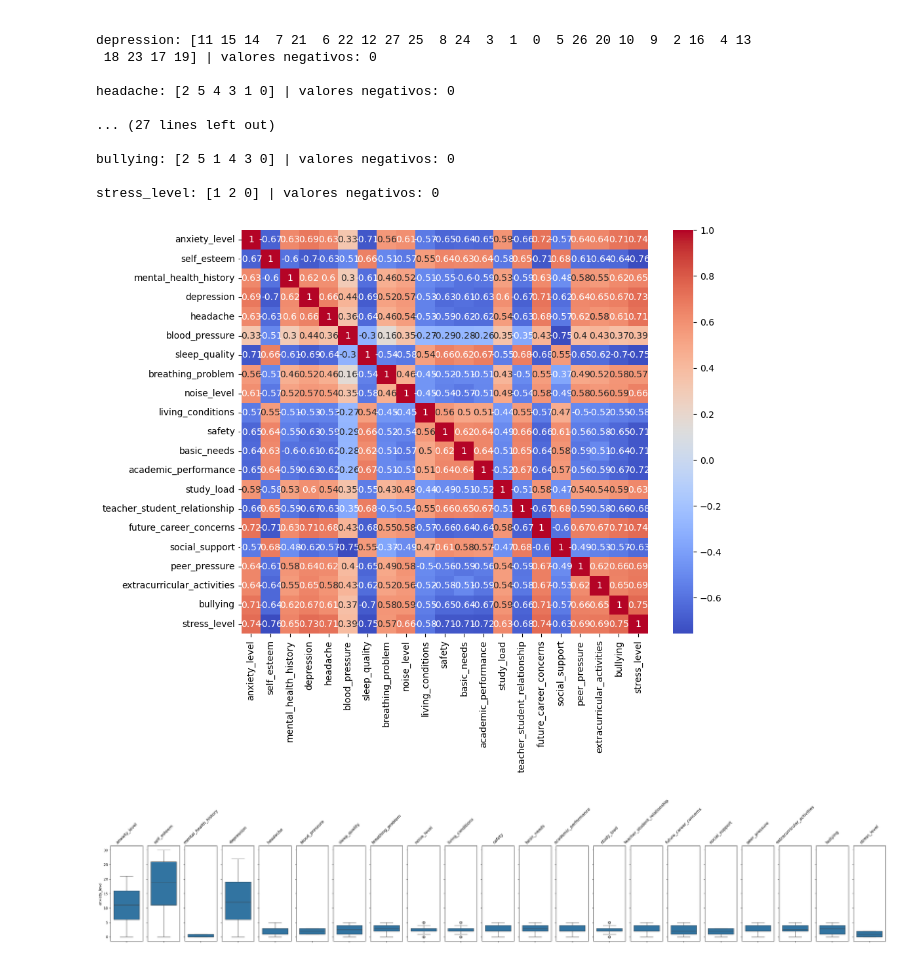
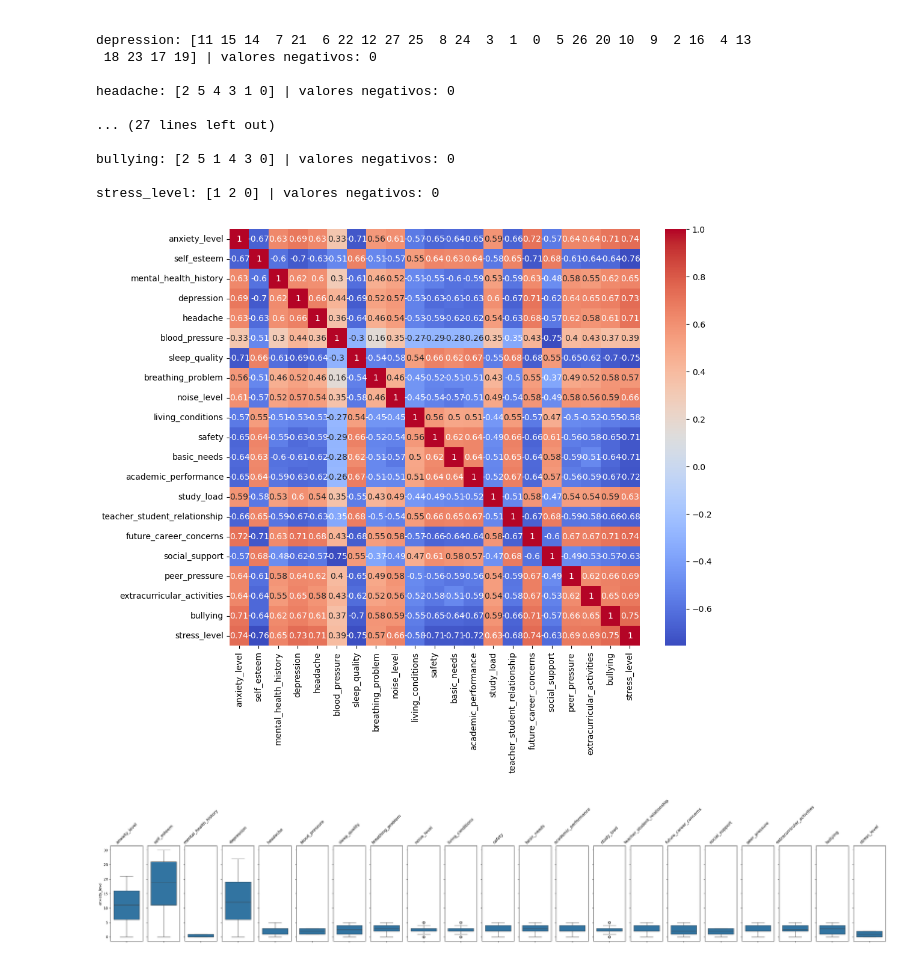
Before and after one commit to JPSSmaths/Project-Study-Stress-Monitoring, a Jupyter notebook: Projeto stress.ipynb, the cells around one changed output. Cells and saved outputs as stored; diff of their text form; code cells hidden in the pictures.

```diff
--- a/Projeto stress.ipynb
+++ b/Projeto stress.ipynb
@@ -94,11 +92,11 @@ bullying: [2 5 1 4 3 0] | valores negativos: 0
 stress_level: [1 2 0] | valores negativos: 0
 # %%
 cor = df.corr()
-plt.figure(figsize= (10,8))
+plt.figure(figsize= (11,9))
 sns.heatmap(cor, annot = True, cmap = 'coolwarm')
 plt.show()
 # %% [output]
-[figure, old version]
+[figure, new version]
 # %%
 fig, axes = plt.subplots(1,21,figsize=(len(df.columns)*1.5, 6), sharey=True)
 
```
Also changed, not shown: parts of 3 cells of this notebook, 1 other file.
